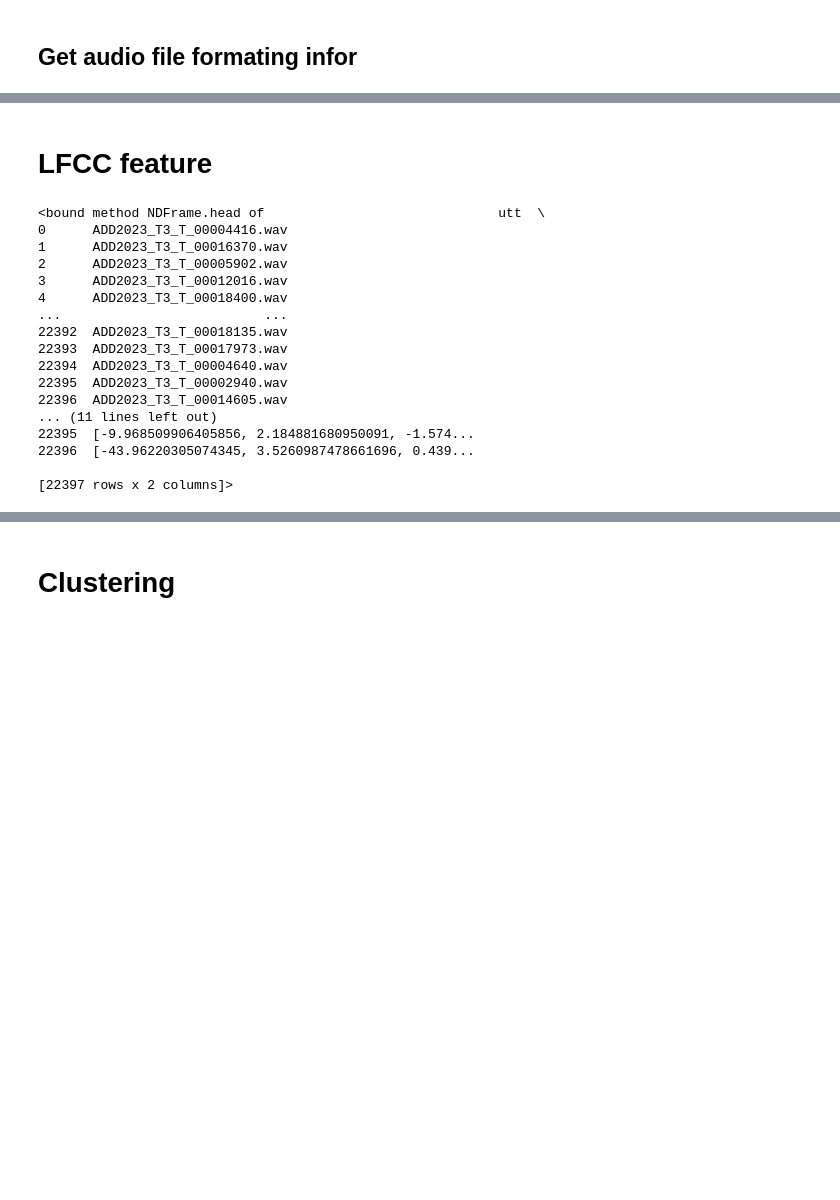
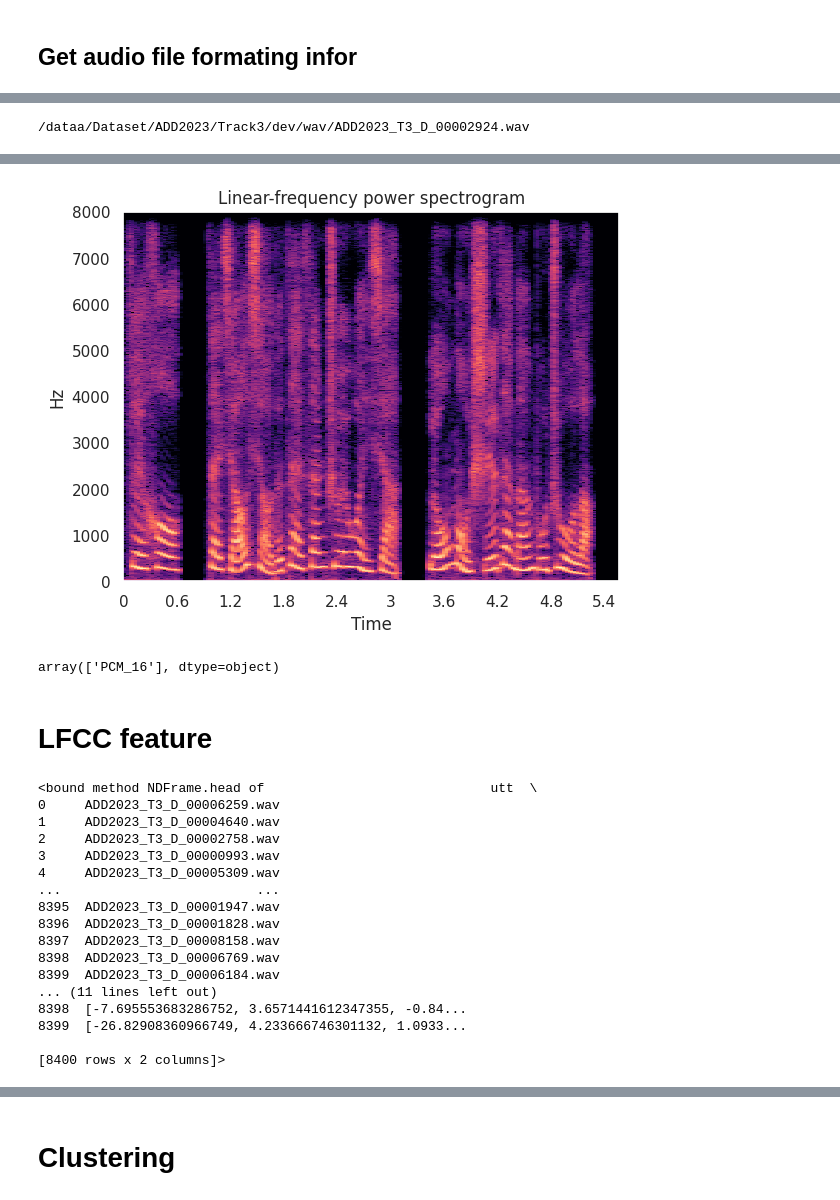
Before and after one commit to josebeo2016/add2023, a Jupyter notebook: track3.ipynb, the cells around one changed output, grey strips where cells are left out. Drawn from its saved outputs; the diff is of its cells as text; code cells hidden in the pictures; blank space fills up the shorter version.

```diff
--- a/track3.ipynb
+++ b/track3.ipynb
@@ -36,7 +36,7 @@ def linear_n_play(audio_path):
     display(Audio(y,rate=sr))
     plt.show()
 # %%
-la = pd.read_csv("docs/T3/train_protocol.txt", sep=' ', header=None)
+la = pd.read_csv("docs/T3/dev_protocol.txt", sep=' ', header=None)
 la.columns = ["utt", "class"]
 la.head
 # %% [output]
@@ -114,0 +112,7 @@ SyntaxError: invalid syntax (2125784509.py, line 1)
+# %%
+real_file = la.loc[la['class'] == 1].sample().values[0][0]
+dev_path = "/dataa/Dataset/ADD2023/Track3/dev/wav/"
+print(dev_path+real_file)
+linear_n_play(dev_path+real_file)
+# %% [output]
+/dataa/Dataset/ADD2023/Track3/dev/wav/ADD2023_T3_D_00002924.wav
@@ -115,3 +120,8 @@ SyntaxError: invalid syntax (2125784509.py, line 1)
+[figure, added]
+# %%
+np.unique(df["subtype"])
+# %% [output]
+array(['PCM_16'], dtype=object)
 # %% [markdown]
 # LFCC feature
 # %%
@@ -134,30 +144,30 @@ df = pd.DataFrame()
 # for f in tqdm(onlyfiles):
 for f in tqdm(onlyfiles):
     # print(f)
-    if "_D_" in f:
+    if "_T_" in f:
         continue
     feat = np.load(join(mypath, f)).flatten()
     df = df.append({"utt": f.replace(".npy",".wav"), "feats": feat}, ignore_index=True)
     # print(bio_inp)
 df.head
 # %% [output]
-<bound method NDFrame.head of                              utt  \
-0      ADD2023_T3_T_00004416.wav
-1      ADD2023_T3_T_00016370.wav
-2      ADD2023_T3_T_00005902.wav
-3      ADD2023_T3_T_00012016.wav
-4      ADD2023_T3_T_00018400.wav
-...                          ...
-22392  ADD2023_T3_T_00018135.wav
-22393  ADD2023_T3_T_00017973.wav
-22394  ADD2023_T3_T_00004640.wav
-22395  ADD2023_T3_T_00002940.wav
-22396  ADD2023_T3_T_00014605.wav
+<bound method NDFrame.head of                             utt  \
+0     ADD2023_T3_D_00006259.wav
+1     ADD2023_T3_D_00004640.wav
+2     ADD2023_T3_D_00002758.wav
+3     ADD2023_T3_D_00000993.wav
+4     ADD2023_T3_D_00005309.wav
+...                         ...
+8395  ADD2023_T3_D_00001947.wav
+8396  ADD2023_T3_D_00001828.wav
+8397  ADD2023_T3_D_00008158.wav
+8398  ADD2023_T3_D_00006769.wav
+8399  ADD2023_T3_D_00006184.wav
 ... (11 lines left out)
-22395  [-9.968509906405856, 2.184881680950091, -1.574...
-22396  [-43.96220305074345, 3.5260987478661696, 0.439...
+8398  [-7.695553683286752, 3.6571441612347355, -0.84...
+8399  [-26.82908360966749, 4.233666746301132, 1.0933...
 
-[22397 rows x 2 columns]>
+[8400 rows x 2 columns]>
 # %%
 full = la.join(df.set_index('utt'), on="utt", how="inner")
 full.info()
```
Also changed, not shown: parts of 11 cells of this notebook, 7 other files.
